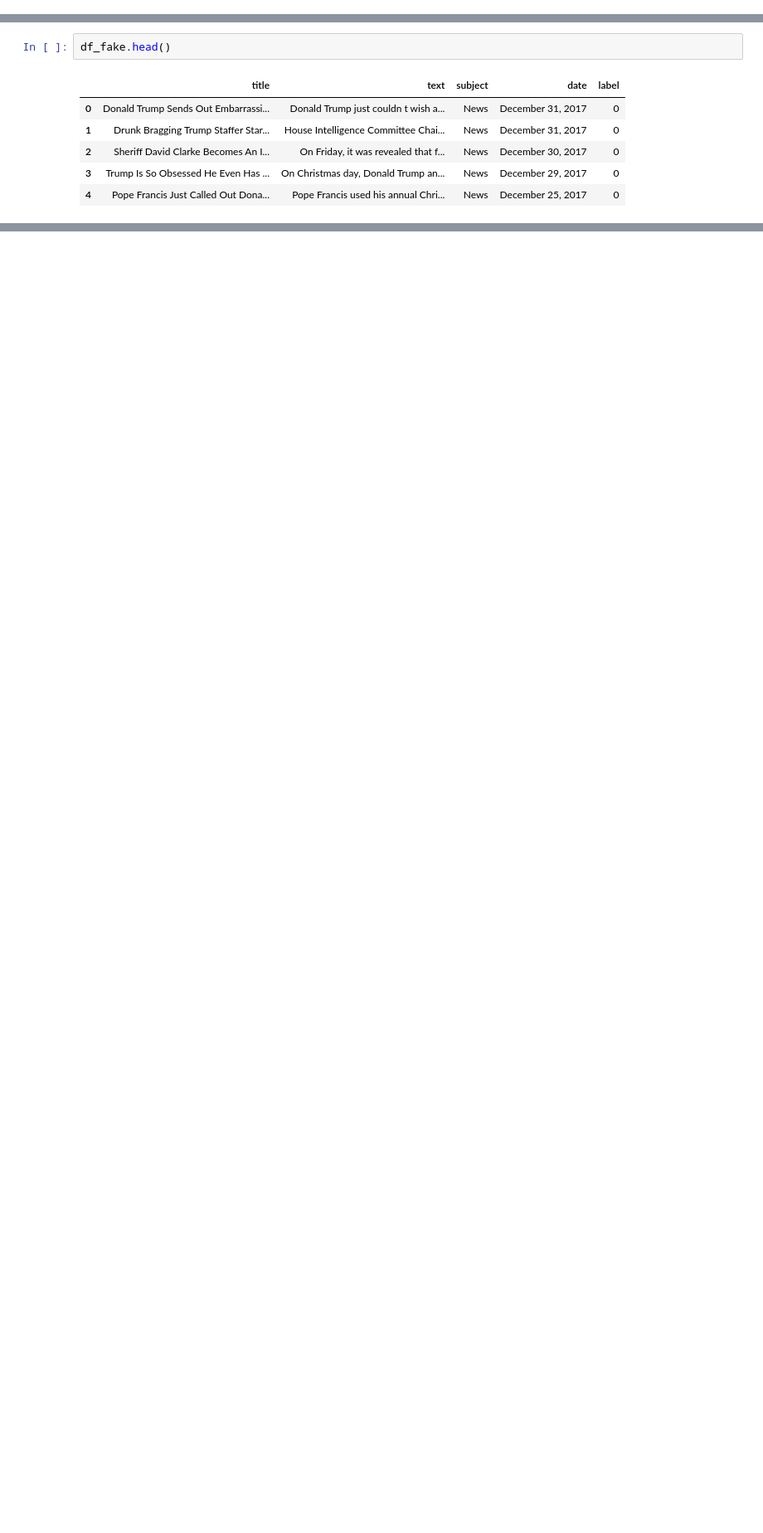
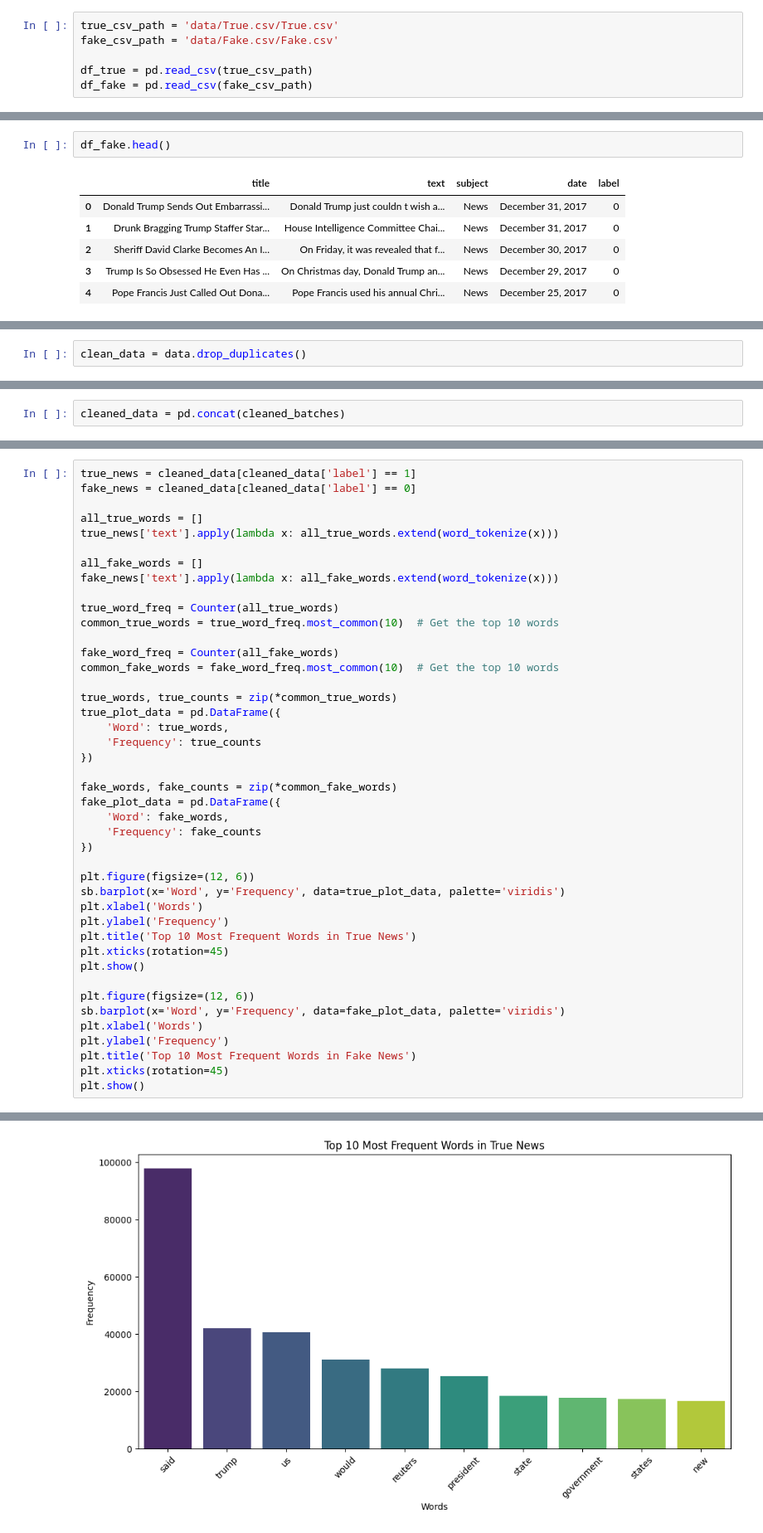
Before and after one commit to HuangT1ng/Fake-News-Prediction, a Jupyter notebook: Fake news predictor.ipynb, the cells around one changed output, grey strips where cells are left out. Shown: that part at 83% size. Drawn from its saved outputs; the diff is of its cells as text; blank space fills up the shorter version.

```diff
--- a/Fake news predictor.ipynb
+++ b/Fake news predictor.ipynb
@@ -10,0 +17,6 @@ df_fake= pd.read_csv('Fake.csv')
+# %%
+true_csv_path = 'data/True.csv/True.csv'
+fake_csv_path = 'data/Fake.csv/Fake.csv'
+
+df_true = pd.read_csv(true_csv_path)
+df_fake = pd.read_csv(fake_csv_path)
@@ -117,0 +145,2 @@ data
+# %%
+clean_data = data.drop_duplicates()
@@ -117,0 +187,2 @@ data
+# %%
+cleaned_data = pd.concat(cleaned_batches)
@@ -117,0 +212,44 @@ data
+# %%
+true_news = cleaned_data[cleaned_data['label'] == 1]
+fake_news = cleaned_data[cleaned_data['label'] == 0]
+
+all_true_words = []
+true_news['text'].apply(lambda x: all_true_words.extend(word_tokenize(x)))
+
+all_fake_words = []
+fake_news['text'].apply(lambda x: all_fake_words.extend(word_tokenize(x)))
+
+true_word_freq = Counter(all_true_words)
+common_true_words = true_word_freq.most_common(10)  # Get the top 10 words
+
+fake_word_freq = Counter(all_fake_words)
+common_fake_words = fake_word_freq.most_common(10)  # Get the top 10 words
+
+true_words, true_counts = zip(*common_true_words)
+true_plot_data = pd.DataFrame({
+    'Word': true_words,
+    'Frequency': true_counts
+})
+
+fake_words, fake_counts = zip(*common_fake_words)
+fake_plot_data = pd.DataFrame({
+    'Word': fake_words,
+    'Frequency': fake_counts
+})
+
+plt.figure(figsize=(12, 6))
+sb.barplot(x='Word', y='Frequency', data=true_plot_data, palette='viridis')
+plt.xlabel('Words')
+plt.ylabel('Frequency')
+plt.title('Top 10 Most Frequent Words in True News')
+plt.xticks(rotation=45)
+plt.show()
+
+plt.figure(figsize=(12, 6))
+sb.barplot(x='Word', y='Frequency', data=fake_plot_data, palette='viridis')
+plt.xlabel('Words')
+plt.ylabel('Frequency')
+plt.title('Top 10 Most Frequent Words in Fake News')
+plt.xticks(rotation=45)
+plt.show()
+# %% [output]
@@ -117,0 +259 @@ data
+[figure, added]
```
Also changed, not shown: parts of 22 cells of this notebook.
